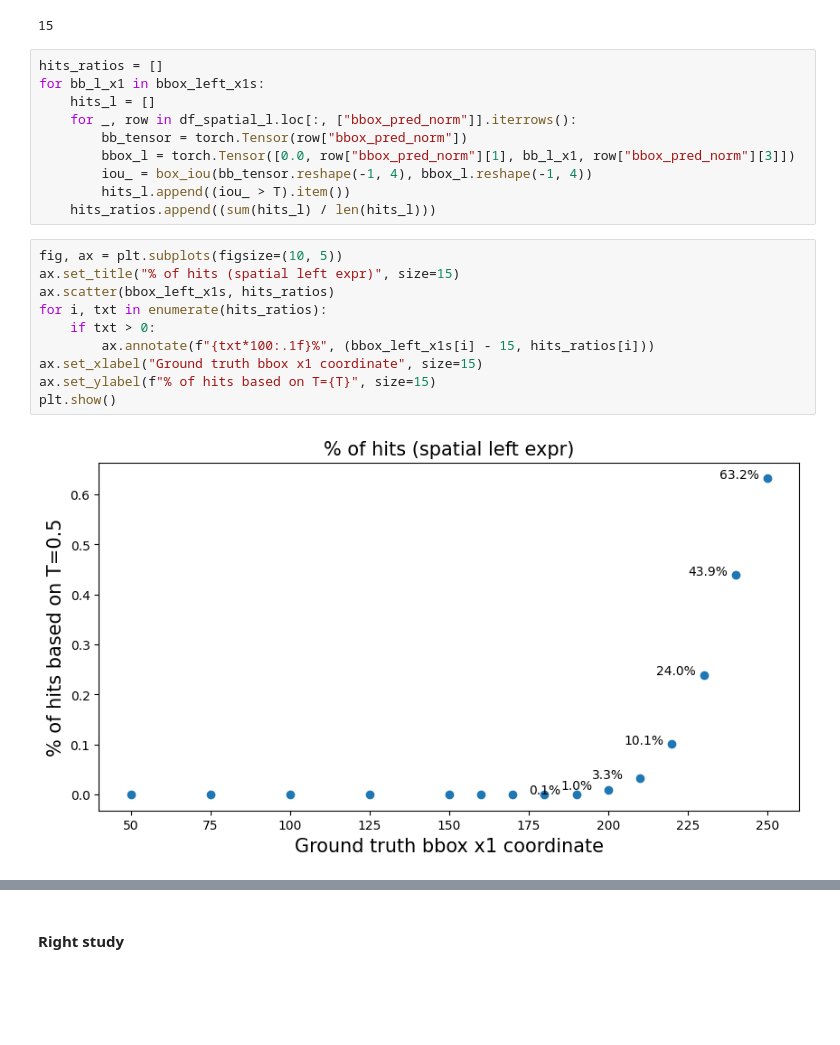
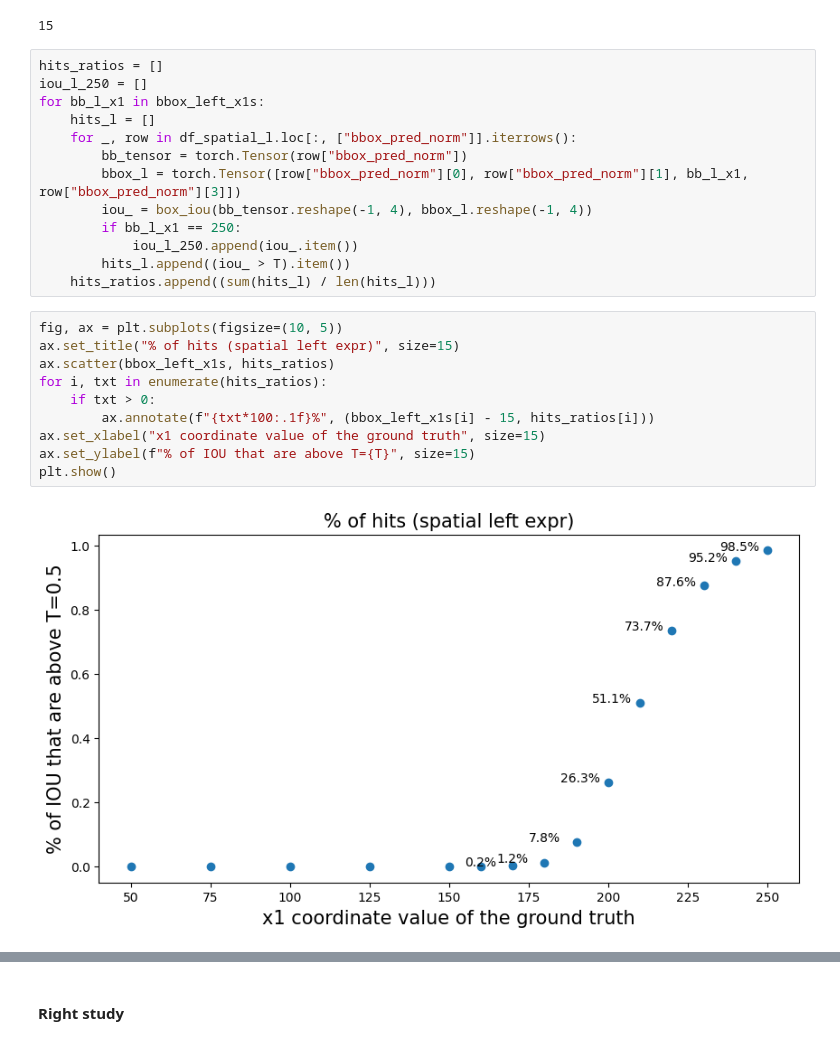
Before and after one commit to nhm-7/rec, a Jupyter notebook: notebooks/02_NH_spatial_pure_and_bboxes_overlapping.ipynb, the cells around one changed output, grey strips where cells are left out. Drawn from its saved outputs; the diff is of its cells as text; blank space fills up the shorter version.

```diff
--- a/notebooks/02_NH_spatial_pure_and_bboxes_overlapping.ipynb
+++ b/notebooks/02_NH_spatial_pure_and_bboxes_overlapping.ipynb
@@ -167,23 +168,26 @@ len(bbox_left_x1s)
 15
 # %%
 hits_ratios = []
+iou_l_250 = []
 for bb_l_x1 in bbox_left_x1s:
     hits_l = []
     for _, row in df_spatial_l.loc[:, ["bbox_pred_norm"]].iterrows():
         bb_tensor = torch.Tensor(row["bbox_pred_norm"])
-        bbox_l = torch.Tensor([0.0, row["bbox_pred_norm"][1], bb_l_x1, row["bbox_pred_norm"][3]])
+        bbox_l = torch.Tensor([row["bbox_pred_norm"][0], row["bbox_pred_norm"][1], bb_l_x1, row["bbox_pred_norm"][3]])
         iou_ = box_iou(bb_tensor.reshape(-1, 4), bbox_l.reshape(-1, 4))
+        if bb_l_x1 == 250:
+            iou_l_250.append(iou_.item())
         hits_l.append((iou_ > T).item())
     hits_ratios.append((sum(hits_l) / len(hits_l)))
 # %%
 fig, ax = plt.subplots(figsize=(10, 5))
 ax.set_title("% of hits (spatial left expr)", size=15)
 ax.scatter(bbox_left_x1s, hits_ratios)
 for i, txt in enumerate(hits_ratios):
     if txt > 0:
         ax.annotate(f"{txt*100:.1f}%", (bbox_left_x1s[i] - 15, hits_ratios[i]))
-ax.set_xlabel("Ground truth bbox x1 coordinate", size=15)
-ax.set_ylabel(f"% of hits based on T={T}", size=15)
+ax.set_xlabel("x1 coordinate value of the ground truth", size=15)
+ax.set_ylabel(f"% of IOU that are above T={T}", size=15)
 plt.show()
 # %% [output]
-[figure, old version]
+[figure, new version]
```
Also changed, not shown: parts of 13 cells of this notebook, 1 other file.
